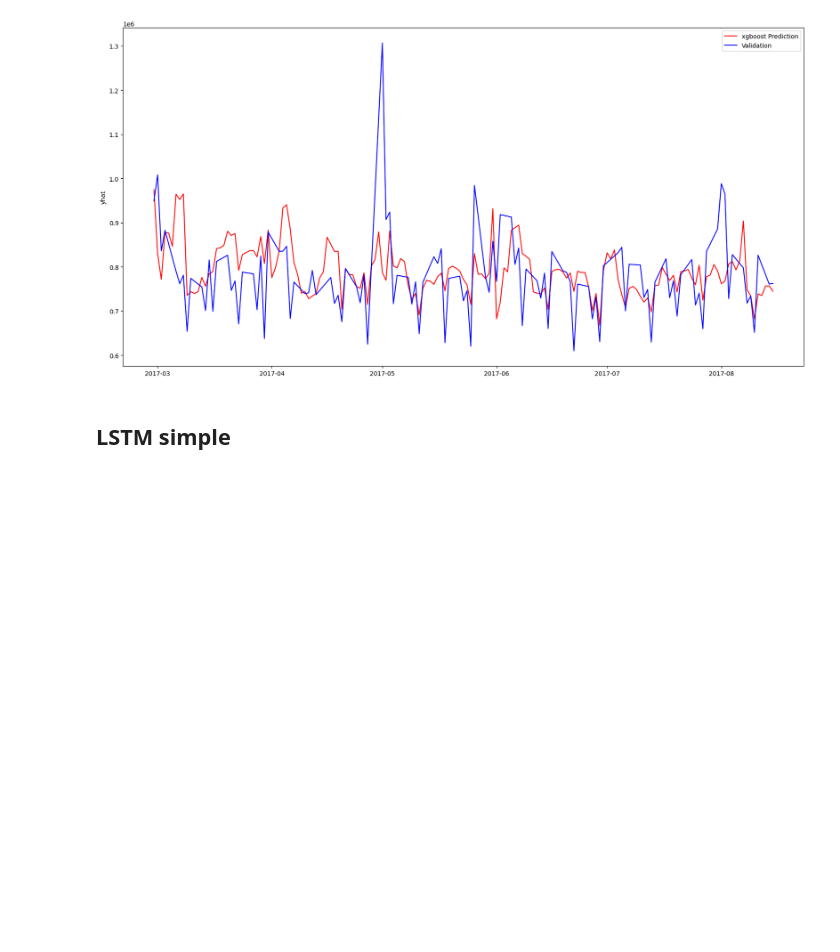
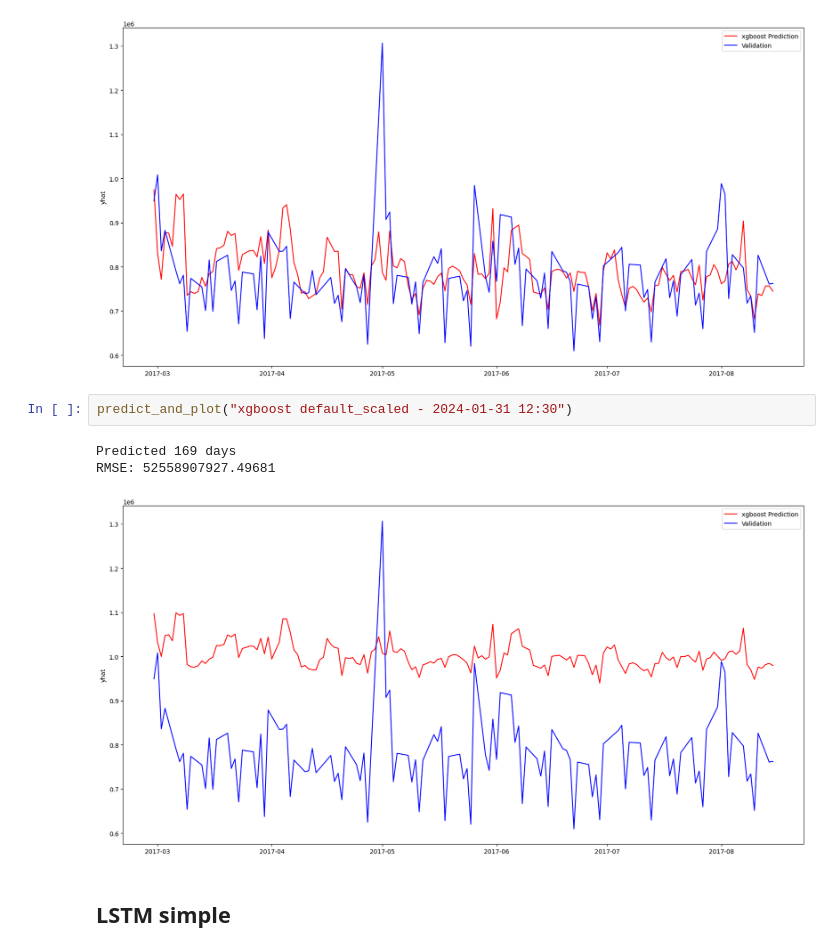
Before and after one commit to Capton1/stores-sales-forecasting-poc, a Jupyter notebook: notebooks/Model results 2 - viz.ipynb, the cells around one changed output. Cells and saved outputs as stored; diff of their text form; blank space fills up the shorter version.

```diff
--- a/notebooks/Model results 2 - viz.ipynb
+++ b/notebooks/Model results 2 - viz.ipynb
@@ -115,6 +124,12 @@ predict_and_plot("xgboost default - 2024-01-31 10:23")
 Predicted 169 days
 RMSE: 7196314373.905072
 [figure]
+# %%
+predict_and_plot("xgboost default_scaled - 2024-01-31 12:30")
+# %% [output]
+Predicted 169 days
+RMSE: 52558907927.49681
+[figure, added]
 # %% [markdown]
 ## LSTM simple
 # %%
```
Also changed, not shown: parts of 7 cells of this notebook, 2 other files.
